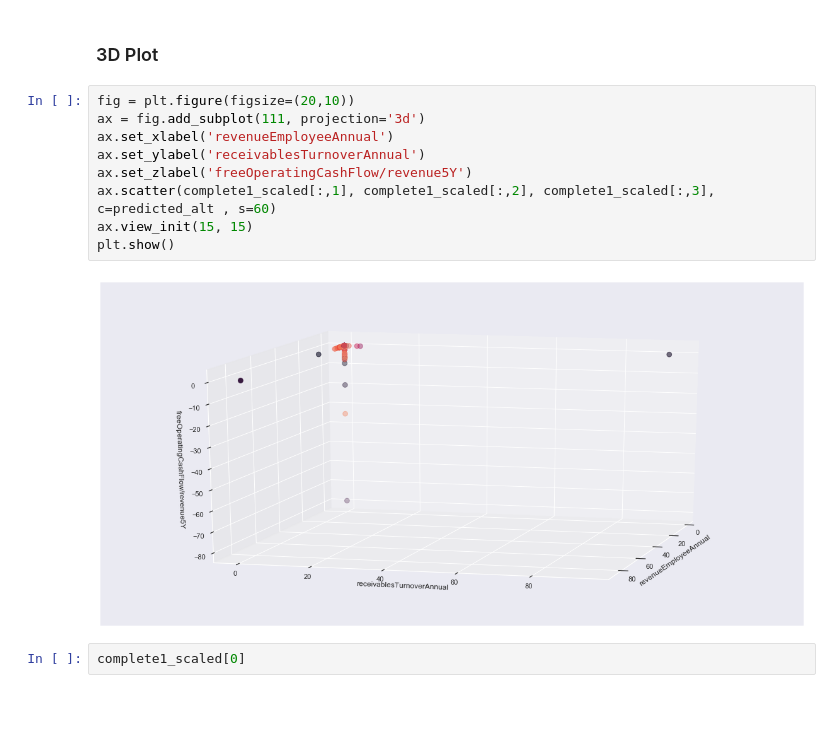
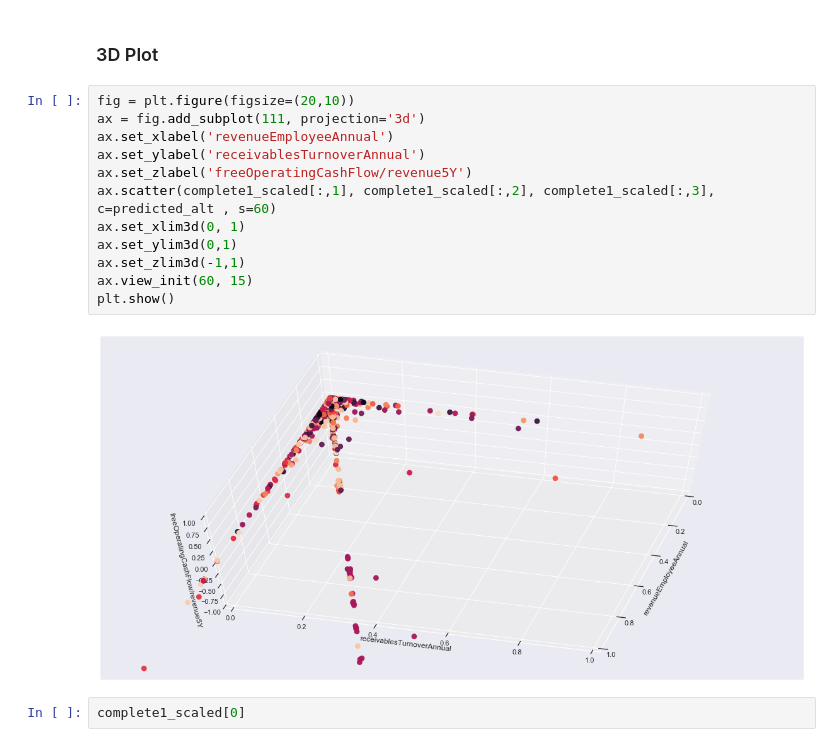
Before and after one commit to Silkways/Investment-Overwatch, a Jupyter notebook: Main.ipynb, the cells around one changed output. Cells and saved outputs as stored; diff of their text form; blank space fills up the shorter version.

```diff
--- a/Main.ipynb
+++ b/Main.ipynb
@@ -722,14 +702,17 @@ plt.ylabel('Sum of squared distance');
 # %%
 fig = plt.figure(figsize=(20,10))
 ax = fig.add_subplot(111, projection='3d')
 ax.set_xlabel('revenueEmployeeAnnual')
 ax.set_ylabel('receivablesTurnoverAnnual')
 ax.set_zlabel('freeOperatingCashFlow/revenue5Y')
 ax.scatter(complete1_scaled[:,1], complete1_scaled[:,2], complete1_scaled[:,3], c=predicted_alt , s=60)
-ax.view_init(15, 15)
+ax.set_xlim3d(0, 1)
+ax.set_ylim3d(0,1)
+ax.set_zlim3d(-1,1)
+ax.view_init(60, 15)
 plt.show()
 # %% [output]
-[figure, old version]
+[figure, new version]
 # %%
 complete1_scaled[0]
 # %% [output]
```
Also changed, not shown: parts of 12 cells of this notebook.
